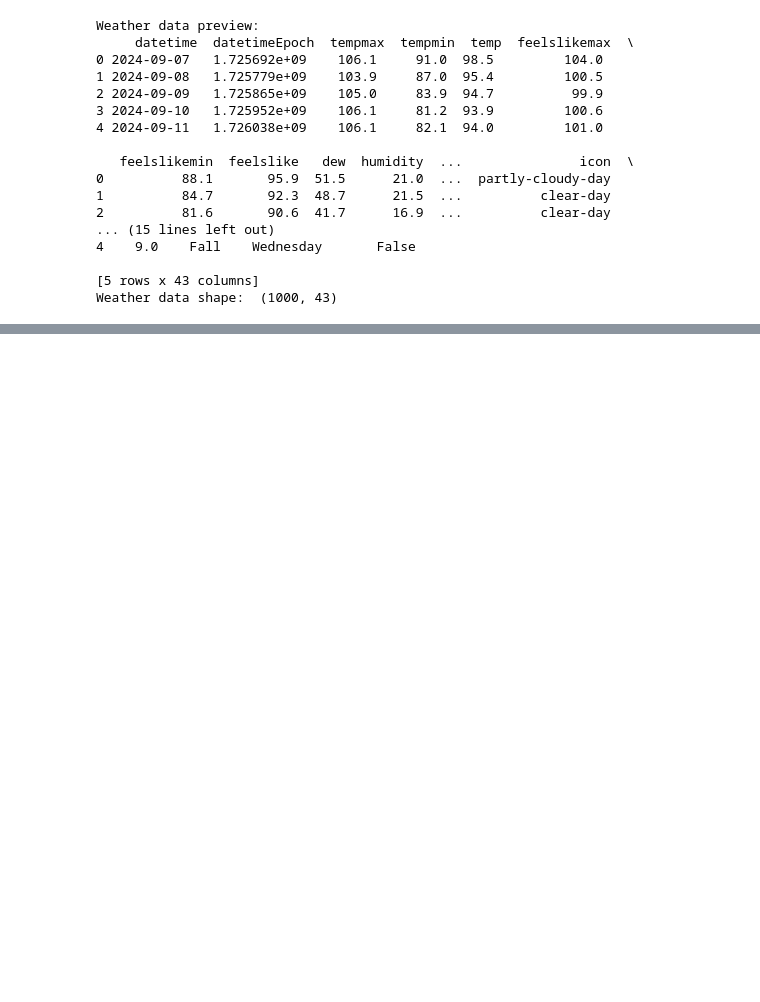
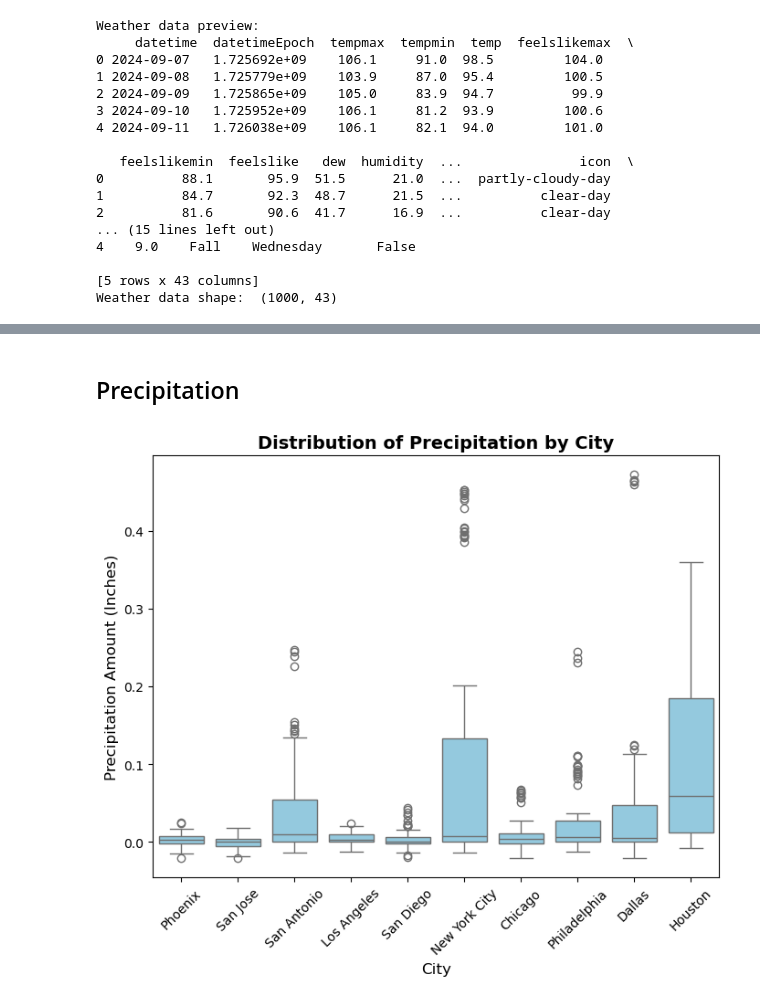
Before and after one commit to lmwalk8/urban-weather-air-quality-etl-pipeline, a Jupyter notebook: notebooks/weather_facts.ipynb, the cells around one changed output, grey strips where cells are left out. Drawn from its saved outputs; the diff is of its cells as text; code cells hidden in the pictures; blank space fills up the shorter version.

```diff
--- a/notebooks/weather_facts.ipynb
+++ b/notebooks/weather_facts.ipynb
@@ -58,0 +176,14 @@ Weather data shape:  (1000, 43)
+# %% [markdown]
+## Precipitation
+# %%
+# Precipitation Distribution by City
+
+# Box Plot w/ outlier detection for extreme rainfall events
+fig, ax = plt.subplots(figsize=(8, 6))
+sns.boxplot(data=weather_df, x='City', y='precip', color='skyblue')
+ax.set_title('Distribution of Precipitation by City', fontsize=14, fontweight='bold')
+ax.set_xlabel('City', fontsize=12)
+ax.set_ylabel('Precipitation Amount (Inches)', fontsize=12)
+ax.tick_params(axis='x', rotation=45)
+# %% [output]
+[figure, added]
```
Also changed, not shown: parts of 21 cells of this notebook, 2 other files.
